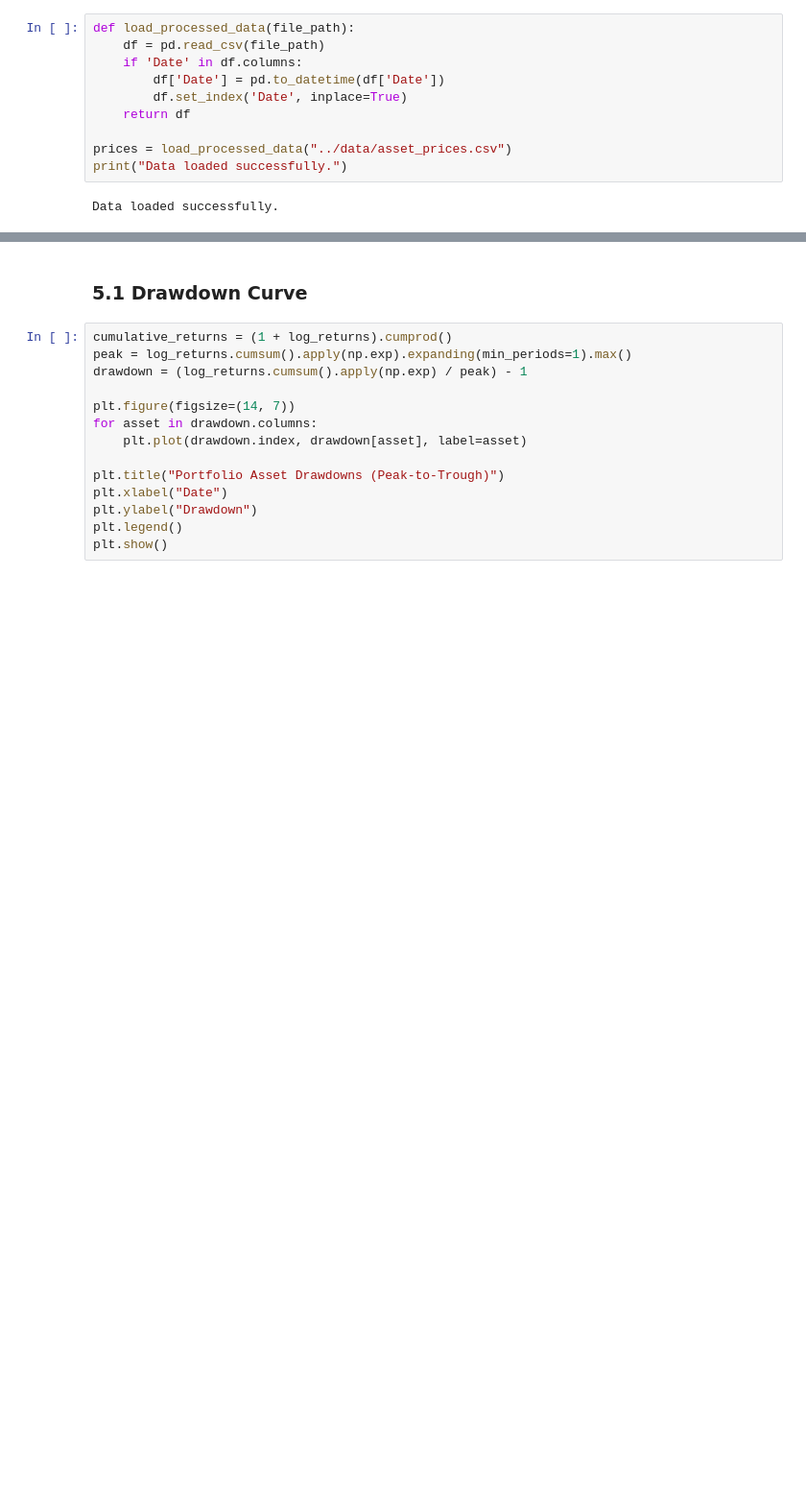
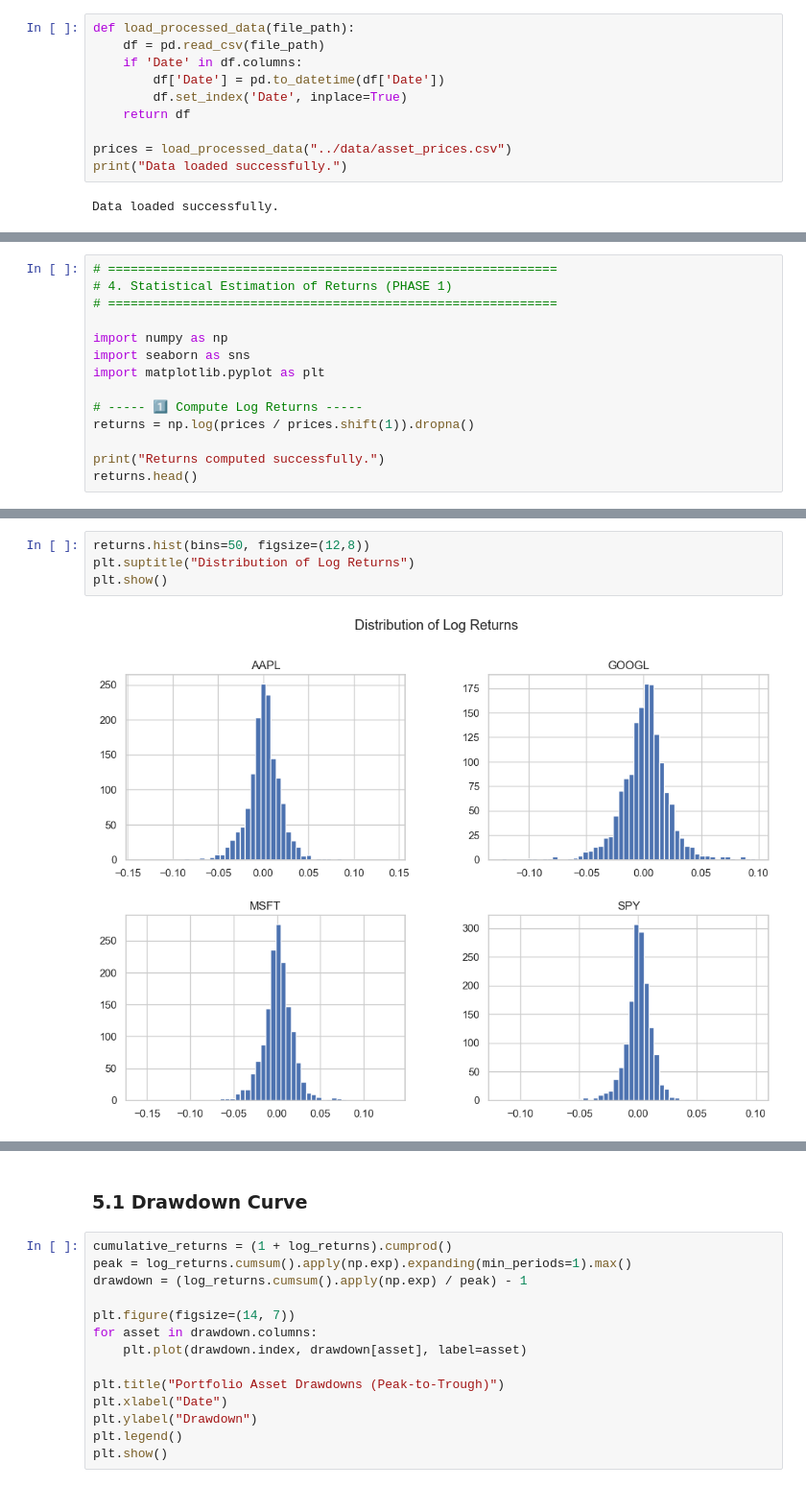
Before and after one commit to KartikMehra22/monte-carlo-portfolio-optimization, a Jupyter notebook: notebooks/portfolio_optimization.ipynb, the cells around one changed output, grey strips where cells are left out. Shown at 96% size. Cells and saved outputs as stored; diff of their text form; blank space fills up the shorter version.

```diff
--- a/notebooks/portfolio_optimization.ipynb
+++ b/notebooks/portfolio_optimization.ipynb
@@ -97,0 +73,14 @@ Statistical Properties of Asset Returns:
+# %%
+# ============================================================
+# 4. Statistical Estimation of Returns (PHASE 1)
+# ============================================================
+
+import numpy as np
+import seaborn as sns
+import matplotlib.pyplot as plt
+
+# ----- 1️⃣ Compute Log Returns -----
+returns = np.log(prices / prices.shift(1)).dropna()
+
+print("Returns computed successfully.")
+returns.head()
@@ -98,3 +146,9 @@ Statistical Properties of Asset Returns:
+# %%
+returns.hist(bins=50, figsize=(12,8))
+plt.suptitle("Distribution of Log Returns")
+plt.show()
+# %% [output]
+[figure, added]
 # %%
 # Normalize prices to start at 100 for comparison
 normalized_prices = (prices / prices.iloc[0]) * 100
```
Also changed, not shown: parts of 10 cells of this notebook.
